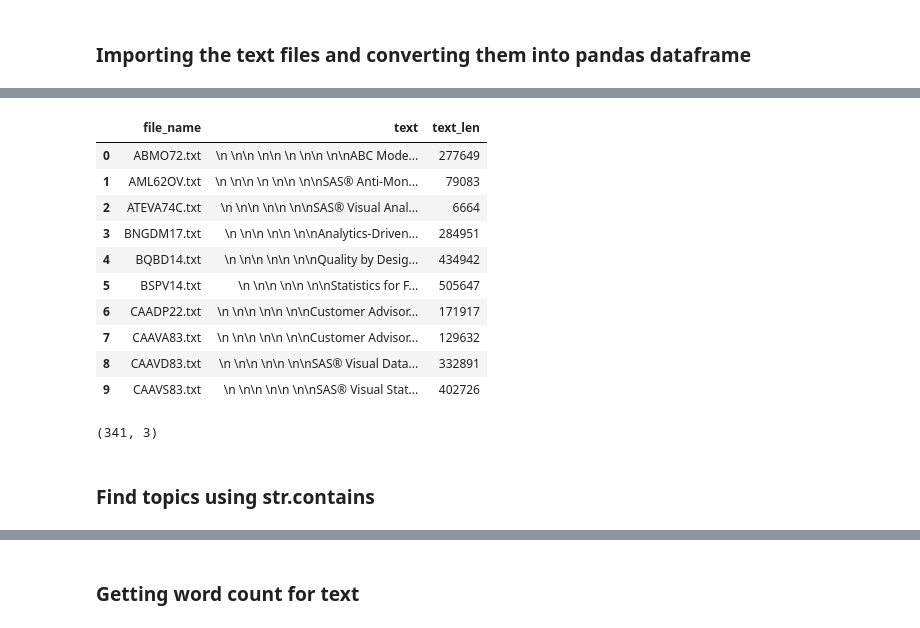
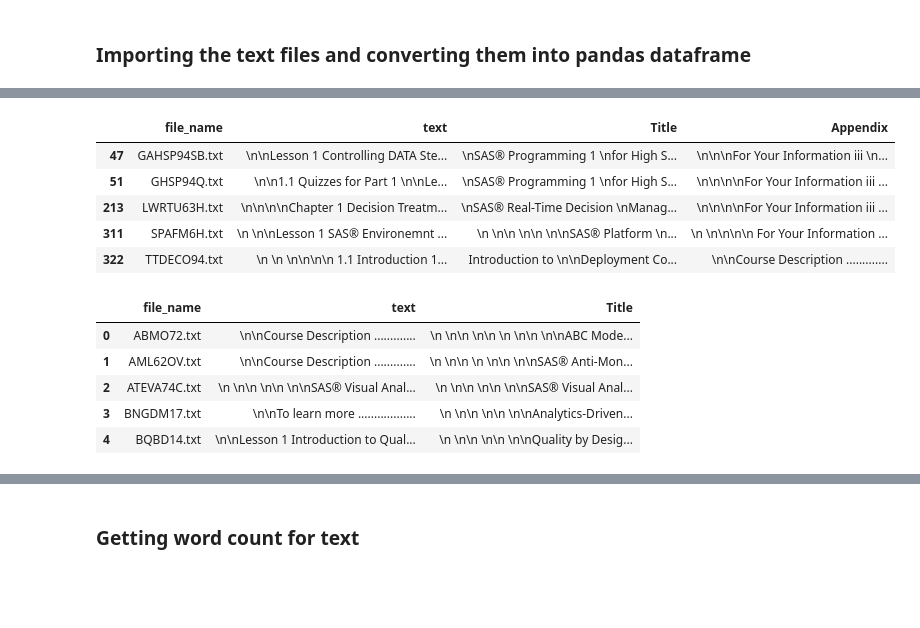
Before and after one commit to mihir1493/Company-Project---Course-Recommendation-Chatbot, a Jupyter notebook: Text Analysis SAS.ipynb, the cells around one changed output, grey strips where cells are left out. Cells and saved outputs as stored; diff of their text form; code cells hidden in the pictures; blank space fills up the shorter version.

```diff
--- a/Text Analysis SAS.ipynb
+++ b/Text Analysis SAS.ipynb
@@ -6,14 +65,13 @@ import pandas as pd
 from collections import defaultdict
 from pathlib import Path
 import pandas as df
+import os
 
-my_dir_path = r"C:\Users\mihir\Desktop\jupyter notebook\files"
-
+my_dir_path = r"C:\Users\kalpe\Documents\SAS Company projetcs\new_files"
+os.chdir(my_dir_path)
 results = defaultdict(list)
-for file in Path(my_dir_path).iterdir():
-    with open(file, "r") as file_open:
+for file in Path('newfiles').iterdir():
+    with open(file, "r", encoding = 'ISO-8859-1') as file_open:
         results["file_name"].append(file.name)
         results["text"].append(file_open.read())
 df = pd.DataFrame(results)
-# %%
-df['text_len']  = df['text'].str.len()
@@ -23,0 +78,21 @@ df['text_len'].mean()
+# %%
+def extract_Title(x):
+    if len(x.split('Course Notes')) > 1:
+        return(x.split('Course Notes')[0])
+    elif len(x.split('Course Test')) > 1:
+        return(x.split('Course Test')[0])
+    else:
+        return('')
+
+def remove_Title(x):
+    text_without_title = (' '.join(x.split('Course Notes')[2:]))
+    if len(' '.join(text_without_title.split('Table of Contents')[1:])) > 0:
+        return(' '.join(text_without_title.split('Table of Contents')[1:]))
+    elif len(x.split('Course Test')) > 1:
+        return(' '.join(x.split('Course Test')[1:]))
+    else:
+        return(x)
+
+
+df['Title'] = df['text'].apply(extract_Title)
+df['text'] = df['text'].apply(remove_Title)
@@ -24,20 +142,20 @@ df['text_len'].mean()
+# %%
+df_title_err
+# %% [output]
+|  | file_name | text | Title | Appendix |
+| 47 | GAHSP94SB.txt | \n\nLesson 1 Controlling DATA Ste... | \nSAS® Programming 1 \nfor High S... | \n\n\nFor Your Information iii \n... |
+| 51 | GHSP94Q.txt | \n\n1.1 Quizzes for Part 1 \n\nLe... | \nSAS® Programming 1 \nfor High S... | \n\n\n\nFor Your Information iii ... |
+| 213 | LWRTU63H.txt | \n\n\n\nChapter 1 Decision Treatm... | \nSAS® Real-Time Decision \nManag... | \n\n\n\nFor Your Information iii ... |
+| 311 | SPAFM6H.txt | \n \n\nLesson 1 SAS® Environemnt ... | \n \n\n \n\n \n\nSAS® Platform \n... | \n \n\n\n\n For Your Information ... |
+| 322 | TTDECO94.txt | \n \n \n\n\n\n 1.1 Introduction 1... | Introduction to \n\nDeployment Co... | \n\nCourse Description ............. |
+# %%
+df = df[df.Title != '']
 # %%
-df.head(10)
+df.head()
 # %% [output]
-|  | file_name | text | text_len |
-| 0 | ABMO72.txt | \n \n\n \n\n \n \n\n \n\nABC Mode... | 277649 |
-| 1 | AML62OV.txt | \n \n\n \n \n\n \n\nSAS® Anti-Mon... | 79083 |
-| 2 | ATEVA74C.txt | \n \n\n \n\n \n\nSAS® Visual Anal... | 6664 |
-| 3 | BNGDM17.txt | \n \n\n \n\n \n\nAnalytics-Driven... | 284951 |
-| 4 | BQBD14.txt | \n \n\n \n\n \n\nQuality by Desig... | 434942 |
-| 5 | BSPV14.txt | \n \n\n \n\n \n\nStatistics for F... | 505647 |
-| 6 | CAADP22.txt | \n \n\n \n\n \n\nCustomer Advisor... | 171917 |
-| 7 | CAAVA83.txt | \n \n\n \n\n \n\nCustomer Advisor... | 129632 |
-| 8 | CAAVD83.txt | \n \n\n \n\n \n\nSAS® Visual Data... | 332891 |
-| 9 | CAAVS83.txt | \n \n\n \n\n \n\nSAS® Visual Stat... | 402726 |
+|  | file_name | text | Title |
+| 0 | ABMO72.txt | \n\nCourse Description ............. | \n \n\n \n\n \n \n\n \n\nABC Mode... |
+| 1 | AML62OV.txt | \n\nCourse Description ............. | \n \n\n \n \n\n \n\nSAS® Anti-Mon... |
+| 2 | ATEVA74C.txt | \n \n\n \n\n \n\nSAS® Visual Anal... | \n \n\n \n\n \n\nSAS® Visual Anal... |
+| 3 | BNGDM17.txt | \n\nTo learn more .................. | \n \n\n \n\n \n\nAnalytics-Driven... |
+| 4 | BQBD14.txt | \n\nLesson 1 Introduction to Qual... | \n \n\n \n\n \n\nQuality by Desig... |
-# %%
-df.shape
-# %% [output]
-(341, 3)
-# %% [markdown]
-### Find topics using str.contains
```
Also changed, not shown: parts of 62 cells of this notebook, 2 other files.
